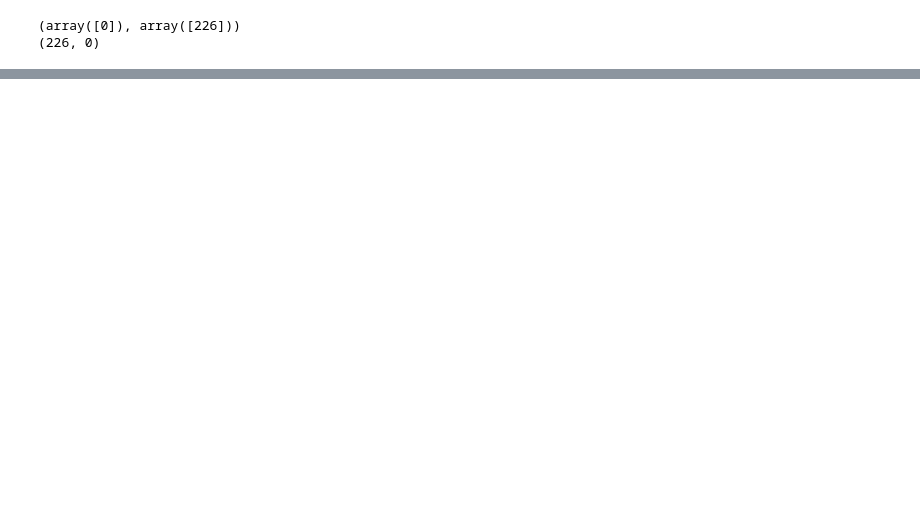
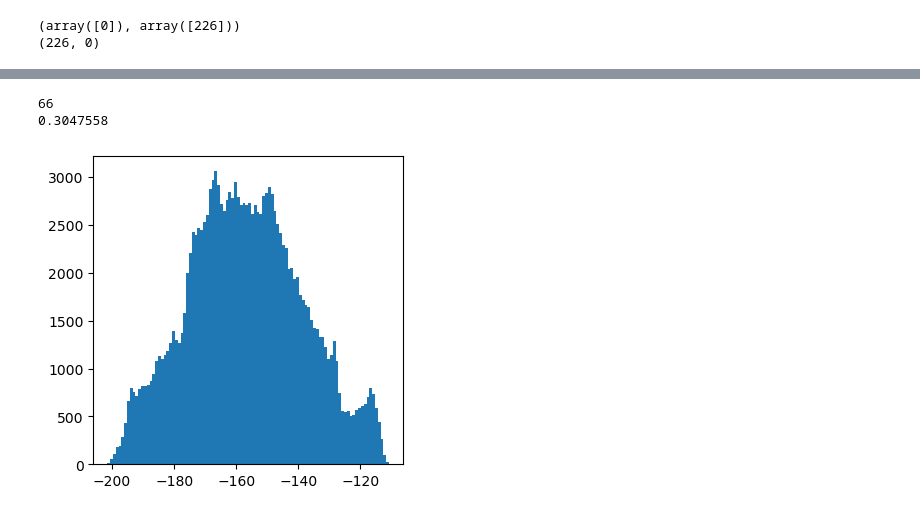
Before and after one commit to levijh1/TomoMono, a Jupyter notebook: densityConversion.ipynb, the cells around one changed output, grey strips where cells are left out. Cells and saved outputs as stored; diff of their text form; code cells hidden in the pictures; blank space fills up the shorter version.

```diff
--- a/densityConversion.ipynb
+++ b/densityConversion.ipynb
@@ -106,0 +140,22 @@ plt.show()
+# %%
+#Shift so phase difference of peak is 0
+from scipy.signal import find_peaks
+count, division = np.histogram(np.ndarray.flatten(rough_volume), 100)
+
+print(np.argmax(count, axis = None))
+ind = np.argmax(count, axis = None)
+print(division[-1])
+
+rough_volume = rough_volume - division[-1]
+# %% [output]
+66
+0.3047558
+# %%
+#Doublecheck projection through volume phase distribution
+rough_volume_proj_check = np.sum(rough_volume, 1)
+
+fig1, axs = plt.subplots(nrows=1, ncols=1, figsize=(4,4))
+h = axs.hist(np.ndarray.flatten(rough_volume_proj_check),100)
+plt.show()
+# %% [output]
+[figure, added]
```
Also changed, not shown: parts of 11 cells of this notebook.
